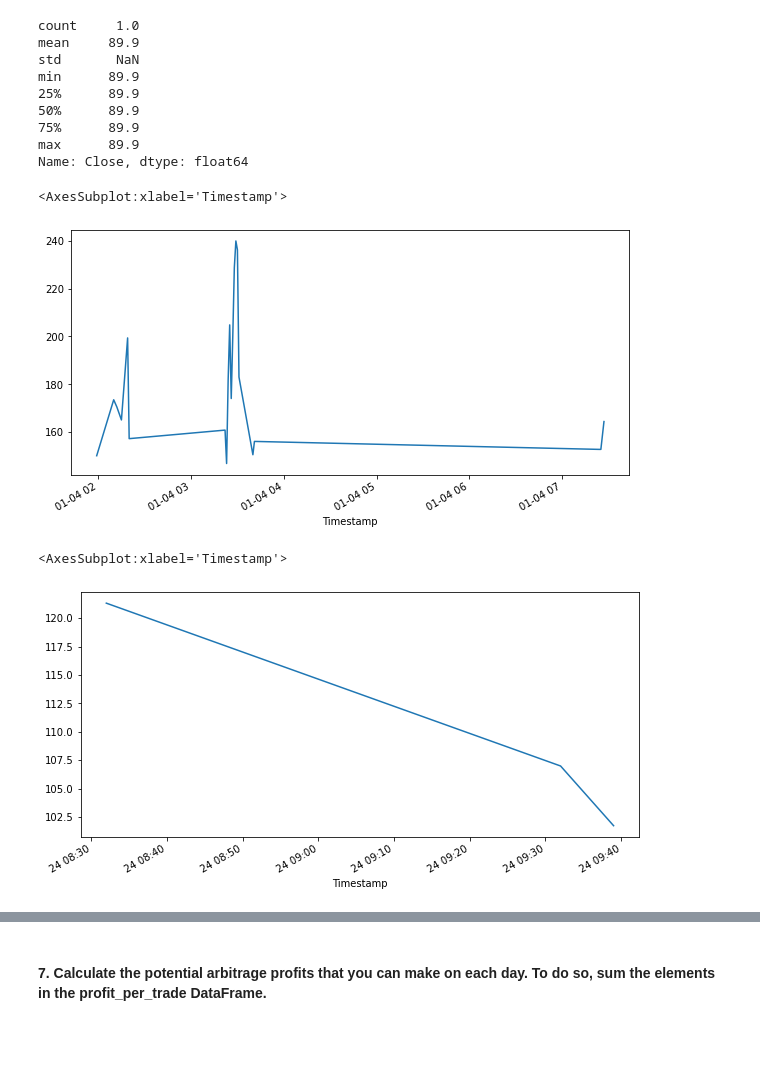
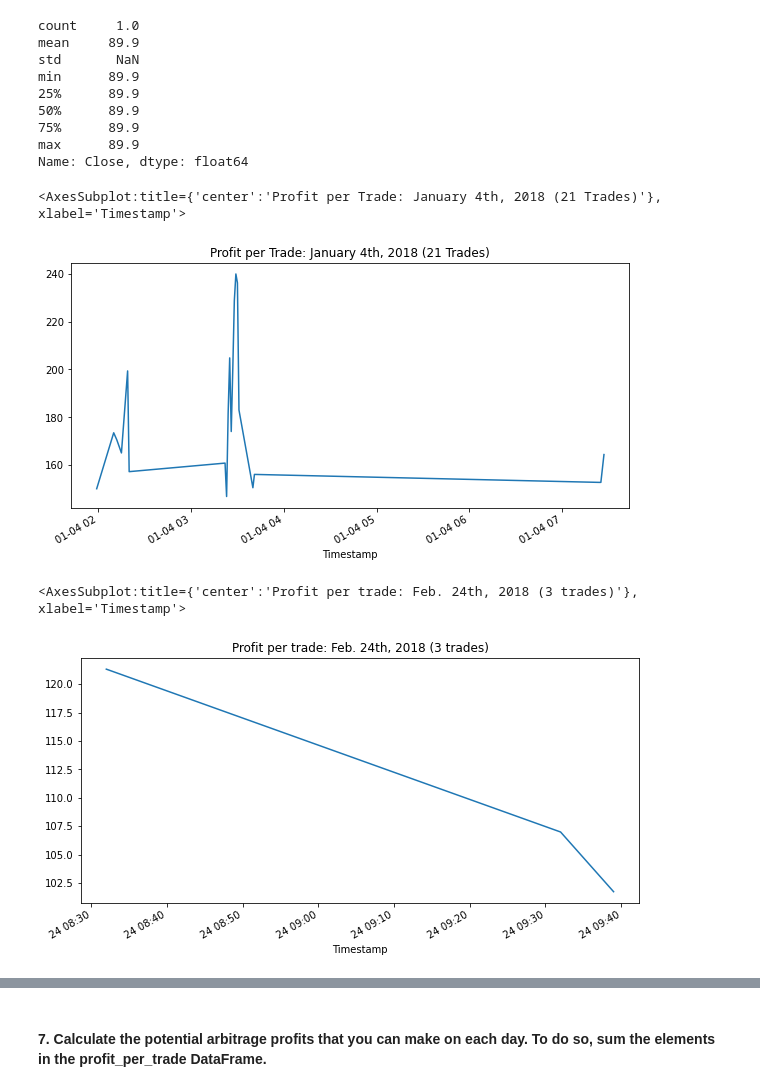
Before and after one commit to ForrestSurles/Bitcoin_Exchange_Arbitrage_Analysis, a Jupyter notebook: crypto_arbitrage.ipynb, the cells around one changed output, grey strips where cells are left out. Drawn from its saved outputs; the diff is of its cells as text; code cells hidden in the pictures; blank space fills up the shorter version.

```diff
--- a/crypto_arbitrage.ipynb
+++ b/crypto_arbitrage.ipynb
@@ -718,15 +715,15 @@ max      89.9
 Name: Close, dtype: float64
 # %%
 # Plot the results for the early profit per trade DataFrame
-profit_per_trade_early.plot(figsize=(10,5))
+profit_per_trade_early.plot(figsize=(10,5),title='Profit per Trade: January 4th, 2018 (21 Trades)')
 # %% [output]
-<AxesSubplot:xlabel='Timestamp'>
+<AxesSubplot:title={'center':'Profit per Trade: January 4th, 2018 (21 Trades)'}, xlabel='Timestamp'>
-[figure, old version]
+[figure, new version]
 # %%
 # Plot the results for the middle profit per trade DataFrame
-profit_per_trade_middle.plot(figsize=(10,5))
+profit_per_trade_middle.plot(figsize=(10,5),title='Profit per trade: Feb. 24th, 2018 (3 trades)')
 # %% [output]
-<AxesSubplot:xlabel='Timestamp'>
+<AxesSubplot:title={'center':'Profit per trade: Feb. 24th, 2018 (3 trades)'}, xlabel='Timestamp'>
-[figure, old version]
+[figure, new version]
 # %%
 # Plot the results for the late profit per trade DataFrame
```
Also changed, not shown: parts of 7 cells of this notebook.
